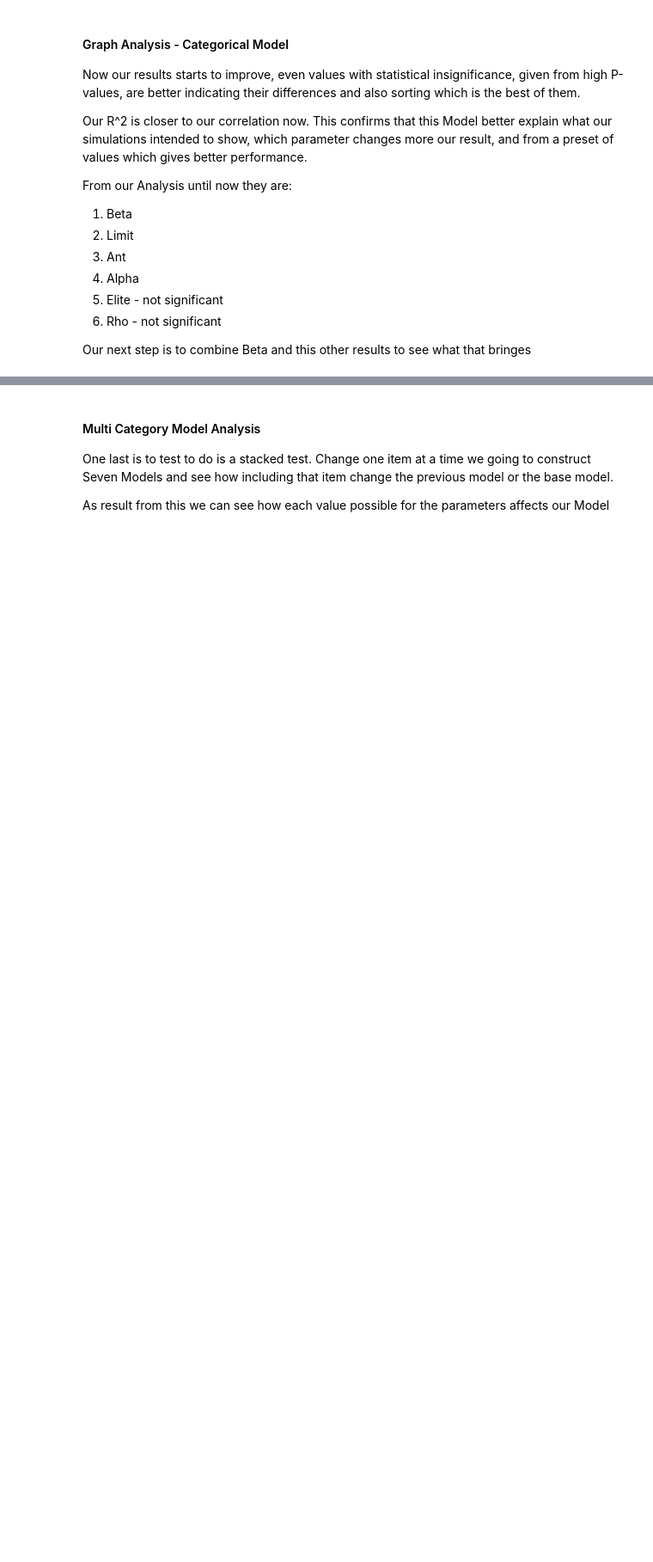
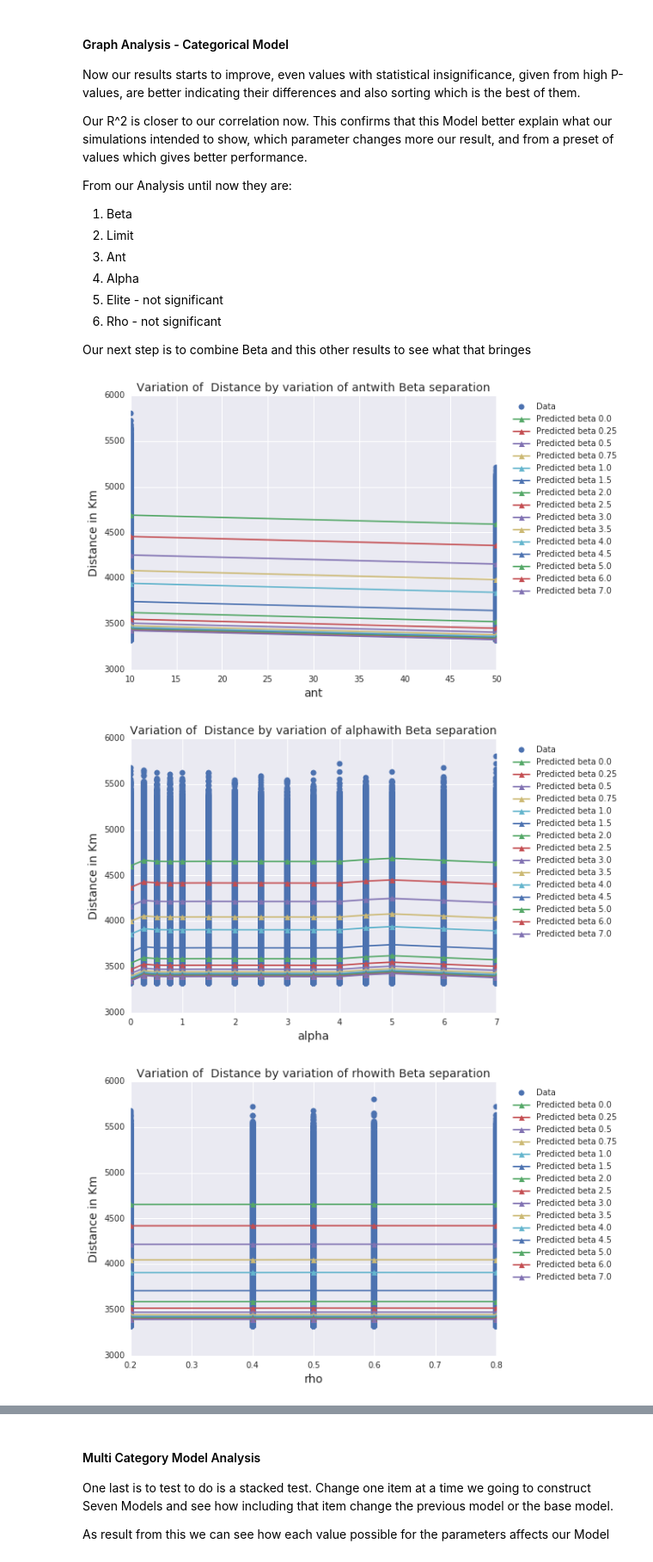
Before and after one commit to andresalesbarbosa/ACO, a Jupyter notebook: Structured Analysis.ipynb, the cells around one changed output, grey strips where cells are left out. Shown at 86% size. Drawn from its saved outputs; the diff is of its cells as text; code cells hidden in the pictures; blank space fills up the shorter version.

```diff
--- a/Structured Analysis.ipynb
+++ b/Structured Analysis.ipynb
@@ -378,32 +391,36 @@ rho = [(beta,i) for beta in betas for i in rhos]
 elite = [(beta,i) for beta in betas for i in elites]
 
 
 
 #Dict of tuples with the parameters values
 dfs = {'alpha':alpha,'ant':ant,'limit':limit,'rho':rho,'elite':elite}
 
 #skip trick
 for name in clean.columns:
     if name in ['distance','ID','beta','delta','%delta'] :
         continue
 
     #formula for Two Categories
     formula = "Q('distance') ~ C(Q('beta')) + C(Q('"+name+"')) -1"
     model = smf.ols(formula,data=clean)
     results = model.fit()
 
     #plot data
     fig, ax = plt.subplots(figsize=(8,6))
     ax.plot(clean[name], clean['distance'], 'o', label="Data")
     #generate a data frame from the tuples
     df = pd.DataFrame(dfs[name], columns=['beta',name])
     #separate the different Betas so two show with diffrent colors
     for i in betas:
         x = df.loc[df.loc[:,'beta']==i]
         ax.plot(x[name],results.predict(x) , '^-', label="Predicted beta "+str(i))
     plt.xlabel(name,fontsize=14)
     plt.ylabel('Distance in Km',fontsize=14)
     plt.title('Variation of  Distance by variation of '+name+'with Beta separation',fontsize=14)
     plt.grid(True)
-    legend = ax.legend(loc="upper right",bbox_to_anchor=(1.3, 1.0))
-    fig.savefig('burma_initial_img/plot_'+name+'_beta.png',dpi=300)
+    legend = ax.legend(loc="upper right",bbox_to_anchor=(1.35, 1.0))
+    fig.savefig('burma_initial_img/plot_'+name+'_beta.png',dpi=600)
+# %% [output]
+[figure, added]
+[figure, added]
+[figure, added]
```
Also changed, not shown: parts of 15 cells of this notebook, 11 other files.
